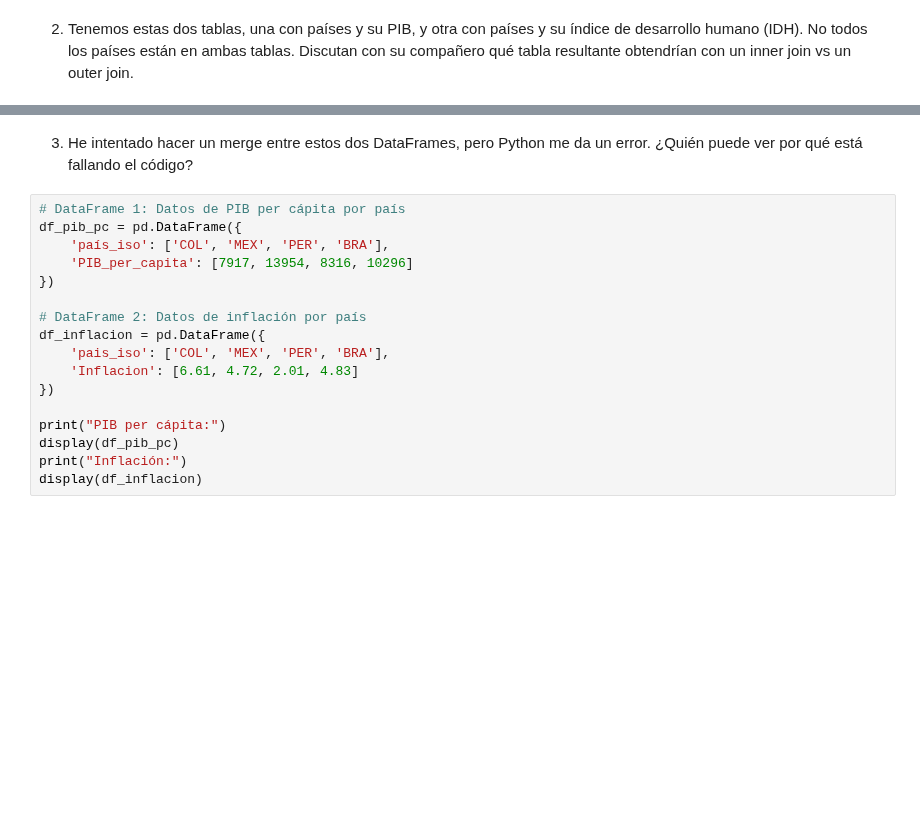
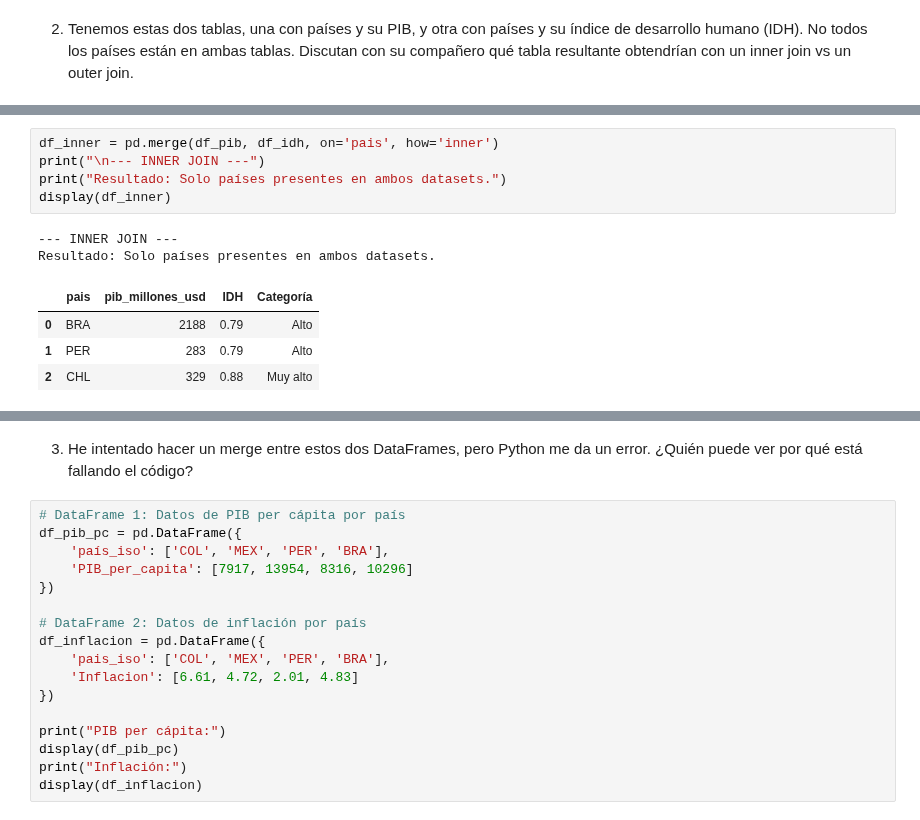
Before and after one commit to ferneyreina19/2025-segundo-semestre-ia-economia, a Jupyter notebook: clases/3_Analisis_y_visualizacion_datos/2_Combinacion_Exportacion_Datos.ipynb, the cells around one changed output, grey strips where cells are left out. Drawn from its saved outputs; the diff is of its cells as text; blank space fills up the shorter version.

```diff
--- a/clases/3_Analisis_y_visualizacion_datos/2_Combinacion_Exportacion_Datos.ipynb
+++ b/clases/3_Analisis_y_visualizacion_datos/2_Combinacion_Exportacion_Datos.ipynb
@@ -306,0 +492,12 @@ display(df_idh)
+# %%
+df_inner = pd.merge(df_pib, df_idh, on='pais', how='inner')
+print("\n--- INNER JOIN ---")
+print("Resultado: Solo países presentes en ambos datasets.")
+display(df_inner)
+# %% [output]
+--- INNER JOIN ---
+Resultado: Solo países presentes en ambos datasets.
+|  | pais | pib_millones_usd | IDH | Categoría |
+| 0 | BRA | 2188 | 0.79 | Alto |
+| 1 | PER | 283 | 0.79 | Alto |
+| 2 | CHL | 329 | 0.88 | Muy alto |
```
Also changed, not shown: parts of 40 cells of this notebook, 1 other file.
